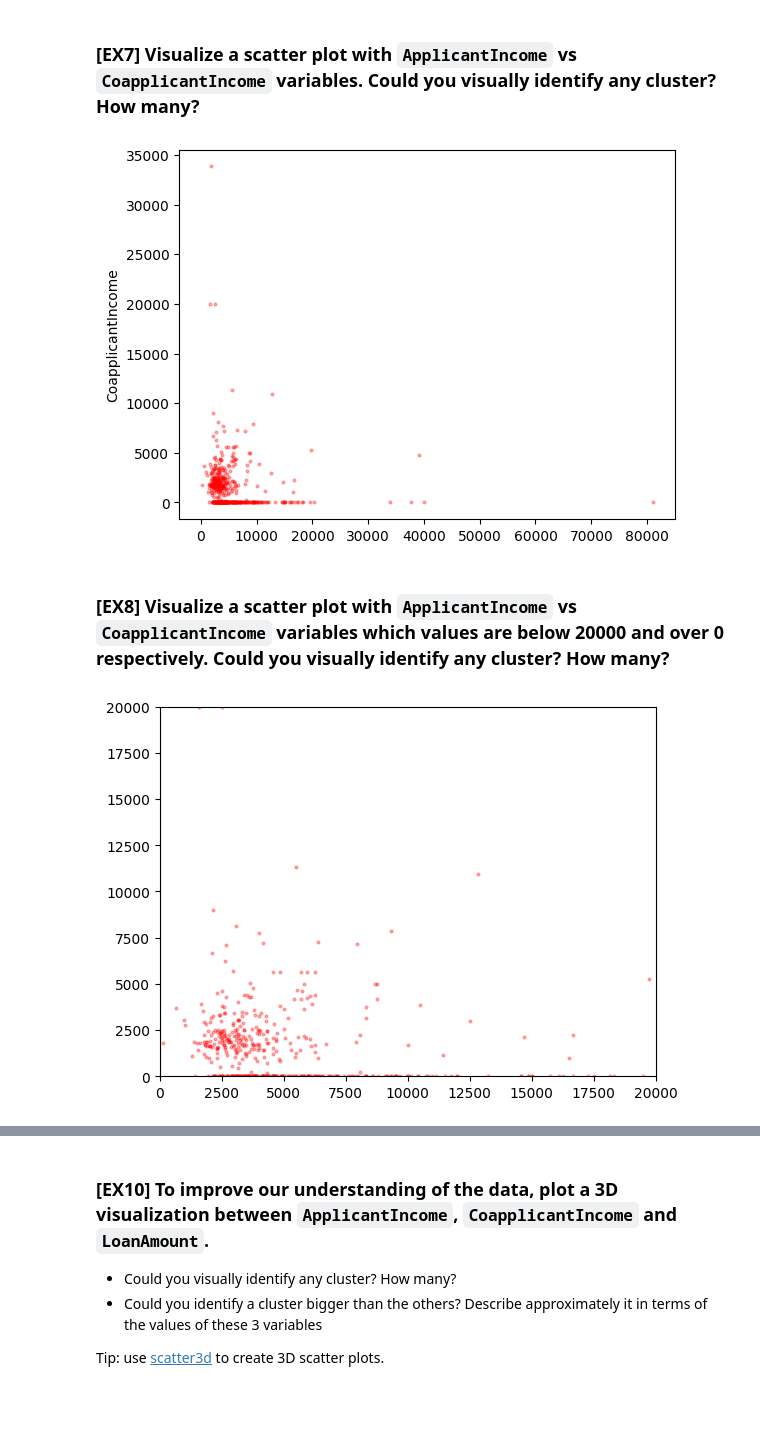
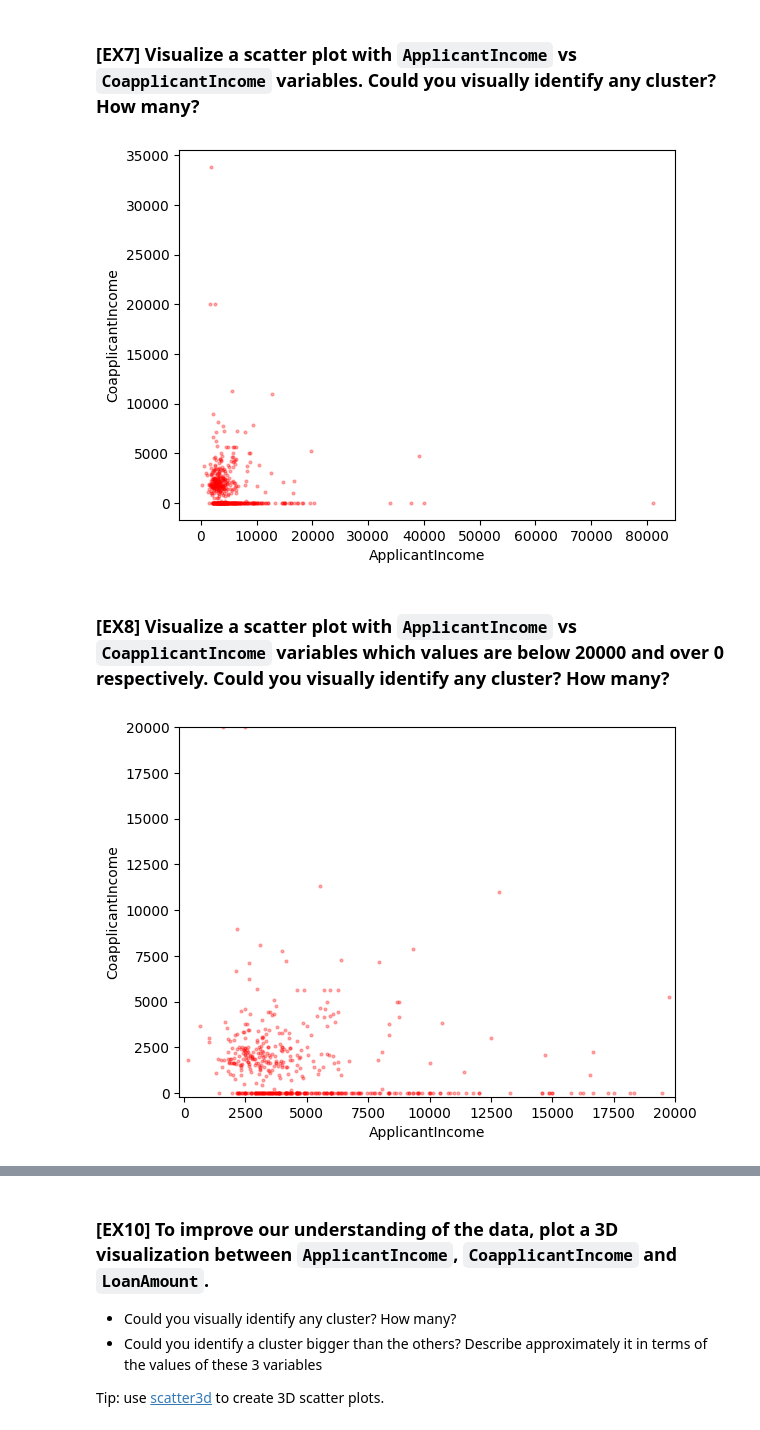
Before and after one commit to WdnLiu/ML2023, a Jupyter notebook: Project_students/P5_students.ipynb, the cells around one changed output, grey strips where cells are left out. Saved outputs shown, nothing was run; the diff lists cells and outputs as text; code cells hidden in the pictures; blank space fills up the shorter version.

```diff
--- a/Project_students/P5_students.ipynb
+++ b/Project_students/P5_students.ipynb
@@ -379,15 +381,16 @@ plt.show()
 ### [**EX7**] Visualize a scatter plot with `ApplicantIncome` vs `CoapplicantIncome` variables. Could you visually identify any cluster? How many?
 # %%
 plt.scatter(training_dt['ApplicantIncome'], training_dt['CoapplicantIncome'], s=4, color="red", alpha=0.3)
-plt.ylabel('CoapplicantIncome')
+plt.xlabel('ApplicantIncome'); plt.ylabel('CoapplicantIncome')
 plt.show()
 # %% [output]
-[figure, old version]
+[figure, new version]
 # %% [markdown]
 ### [**EX8**] Visualize a scatter plot with `ApplicantIncome` vs `CoapplicantIncome` variables which values are below 20000 and over 0 respectively. Could you visually identify any cluster? How many?
 # %%
 plt.scatter(training_dt['ApplicantIncome'], training_dt['CoapplicantIncome'], s=4, color="red", alpha=0.3)
-plt.xlim(0, 20000); plt.ylim(0,20000)
+plt.xlabel('ApplicantIncome'); plt.ylabel('CoapplicantIncome')
+plt.xlim(-200, 20000); plt.ylim(-200,20000)
 plt.show()
 # %% [output]
-[figure, old version]
+[figure, new version]
```
Also changed, not shown: parts of 14 cells of this notebook.
